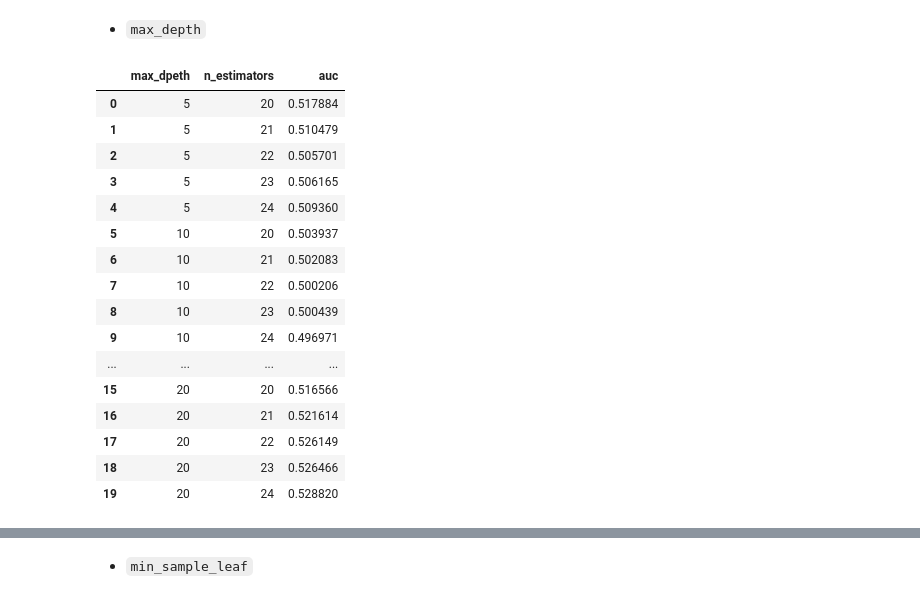
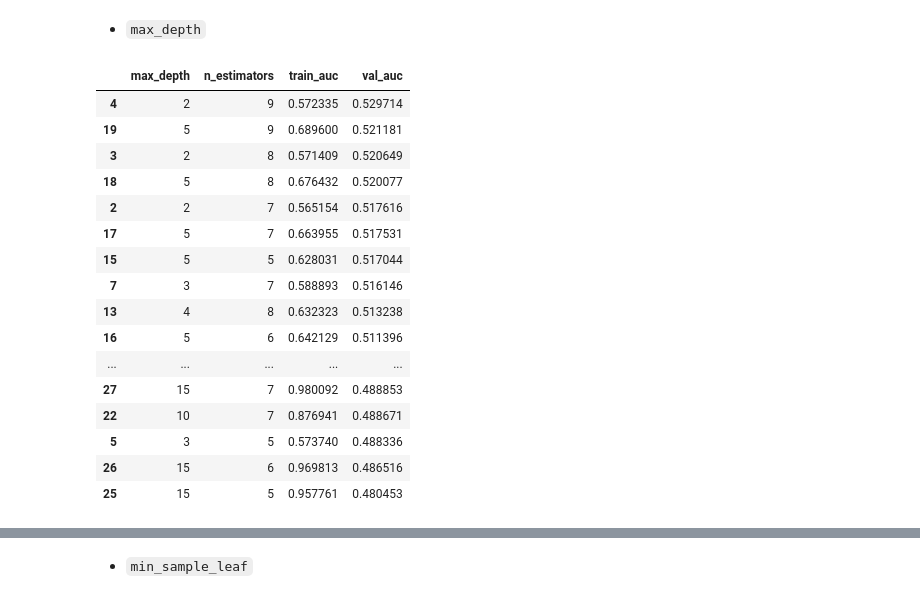
Before and after one commit to mraabhijit/heart_attack_risk, a Jupyter notebook: project.ipynb, the cells around one changed output, grey strips where cells are left out. Drawn from its saved outputs; the diff is of its cells as text; code cells hidden in the pictures.

```diff
--- a/project.ipynb
+++ b/project.ipynb
@@ -981,9 +1073,11 @@ scores_rf = []
 for n in estimators:
     rf = RandomForestClassifier(n_estimators=n, random_state=1)
     rf.fit(X_train, y_train)
+    y_pred = rf.predict_proba(X_train)[:, 1]
+    auc_train = roc_auc_score(y_train, y_pred)
     y_pred = rf.predict_proba(X_val)[:, 1]
     auc = roc_auc_score(y_val, y_pred)
-    # print(f"Estimators: {n:>3}, AUC: {round(auc, 3)}")
+    print(f"n_estimators: {n:>3}, auc_train: {round(auc_train, 3)}, auc_val: {round(auc, 3)}")
     scores_rf.append((n, auc))
 df_scores = pd.DataFrame(scores_rf, columns = ['n_estimators', 'auc'])
 display(df_scores)
@@ -1000,3 +1099,23 @@ plt.show()
 | 3 | 23 | 0.519231 |
 | 4 | 24 | 0.519496 |
 [figure]
+# %%
+estimators = range(5, 10, 1)
+# %%
+scores_rf = []
+for n in estimators:
+    rf = RandomForestClassifier(n_estimators=n, random_state=1)
+    rf.fit(X_train, y_train)
+    y_pred = rf.predict_proba(X_train)[:, 1]
+    auc_train = roc_auc_score(y_train, y_pred)
+    y_pred = rf.predict_proba(X_val)[:, 1]
+    auc = roc_auc_score(y_val, y_pred)
+    print(f"n_estimators: {n:>3}, auc_train: {round(auc_train, 3)}, auc_val: {round(auc, 3)}")
+    scores_rf.append((n, auc))
+df_scores = pd.DataFrame(scores_rf, columns = ['n_estimators', 'auc'])
+display(df_scores)
+
+plt.plot(df_scores.n_estimators, df_scores.auc)
+plt.xlabel("# Trees")
+plt.ylabel("AUC")
+plt.show()
@@ -1005,40 +1137,38 @@ plt.show()
 # %% [markdown]
 - `max_depth`
 # %%
-depth = [5, 10, 15, 20]
+depth = [2, 3, 4, 5, 10, 15, 20]
 # %%
 scores_rf = []
 for d in depth:
     for n in estimators:
         rf = RandomForestClassifier(n_estimators=n,
                                     max_depth=d,
                                     random_state=1)
         rf.fit(X_train, y_train)
+        y_pred = rf.predict_proba(X_train)[:, 1]
+        auc_train = roc_auc_score(y_train, y_pred)
         y_pred = rf.predict_proba(X_val)[:, 1]
         auc = roc_auc_score(y_val, y_pred)
-        scores_rf.append((d, n, auc))
-df_scores = pd.DataFrame(scores_rf, columns = ['max_dpeth', 'n_estimators', 'auc'])
-display(df_scores)
-
-# plt.plot(df_scores., df_scores.auc)
-# plt.xlabel("# Trees")
-# plt.ylabel("AUC")
-# plt.show()
+        # print(f"Max_depth: {d:>2}, auc_train: {round(auc_train, 3)}, auc_val: {round(auc, 3)}")
+        scores_rf.append((d, n, auc_train, auc))
+df_scores = pd.DataFrame(scores_rf, columns = ['max_depth', 'n_estimators', 'train_auc', 'val_auc'])
+display(df_scores.sort_values(by=['val_auc', 'train_auc'], ascending=False))
 # %% [output]
-|  | max_dpeth | n_estimators | auc |
-| 0 | 5 | 20 | 0.517884 |
-| 1 | 5 | 21 | 0.510479 |
-| 2 | 5 | 22 | 0.505701 |
-| 3 | 5 | 23 | 0.506165 |
-| 4 | 5 | 24 | 0.509360 |
-| 5 | 10 | 20 | 0.503937 |
-| 6 | 10 | 21 | 0.502083 |
-| 7 | 10 | 22 | 0.500206 |
-| 8 | 10 | 23 | 0.500439 |
-| 9 | 10 | 24 | 0.496971 |
-| ... | ... | ... | ... |
-| 15 | 20 | 20 | 0.516566 |
-| 16 | 20 | 21 | 0.521614 |
-| 17 | 20 | 22 | 0.526149 |
-| 18 | 20 | 23 | 0.526466 |
-| 19 | 20 | 24 | 0.528820 |
+|  | max_depth | n_estimators | train_auc | val_auc |
+| 4 | 2 | 9 | 0.572335 | 0.529714 |
+| 19 | 5 | 9 | 0.689600 | 0.521181 |
+| 3 | 2 | 8 | 0.571409 | 0.520649 |
+| 18 | 5 | 8 | 0.676432 | 0.520077 |
+| 2 | 2 | 7 | 0.565154 | 0.517616 |
+| 17 | 5 | 7 | 0.663955 | 0.517531 |
+| 15 | 5 | 5 | 0.628031 | 0.517044 |
+| 7 | 3 | 7 | 0.588893 | 0.516146 |
+| 13 | 4 | 8 | 0.632323 | 0.513238 |
+| 16 | 5 | 6 | 0.642129 | 0.511396 |
+| ... | ... | ... | ... | ... |
+| 27 | 15 | 7 | 0.980092 | 0.488853 |
+| 22 | 10 | 7 | 0.876941 | 0.488671 |
+| 5 | 3 | 5 | 0.573740 | 0.488336 |
+| 26 | 15 | 6 | 0.969813 | 0.486516 |
+| 25 | 15 | 5 | 0.957761 | 0.480453 |
```
Also changed, not shown: parts of 33 cells of this notebook.
